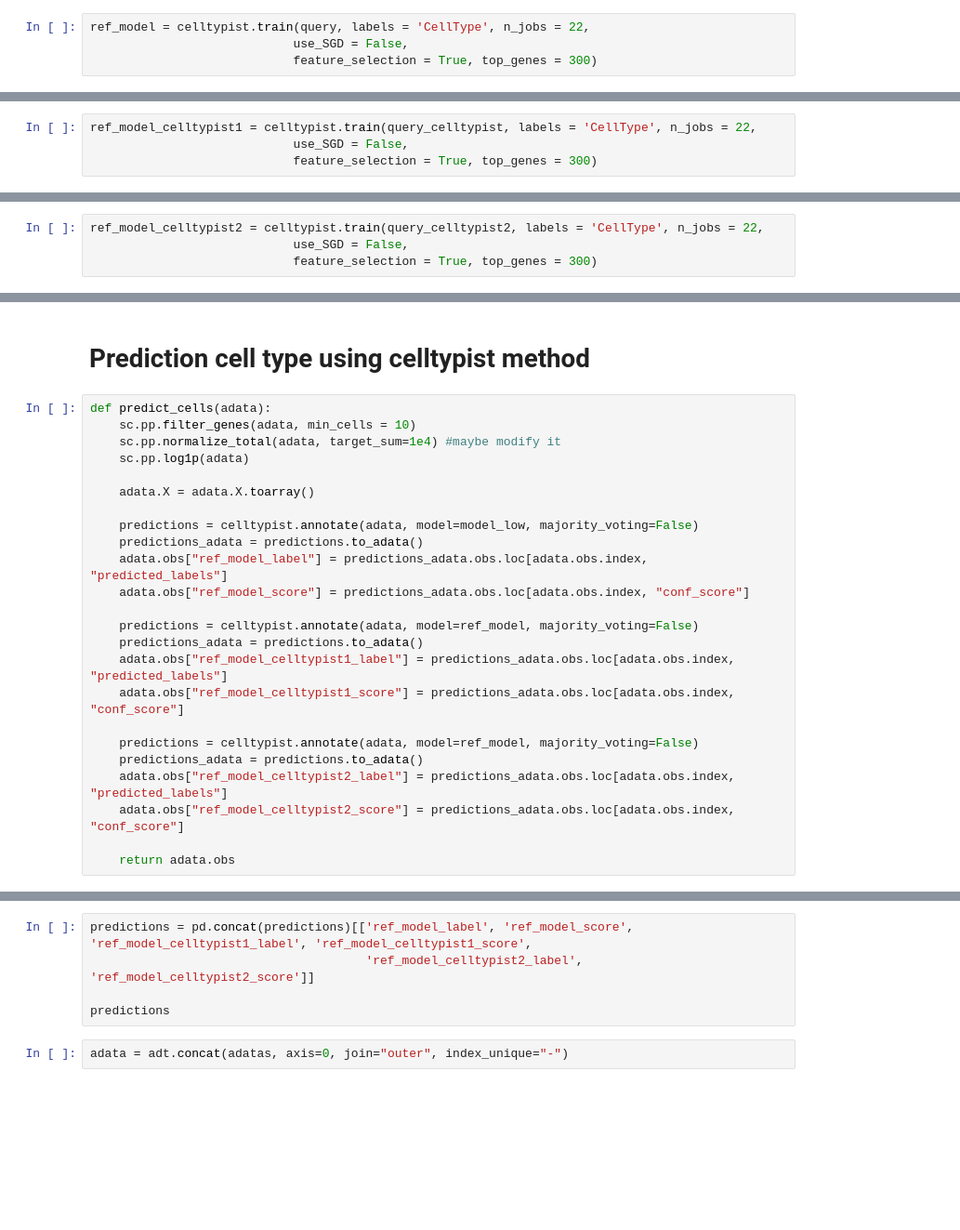
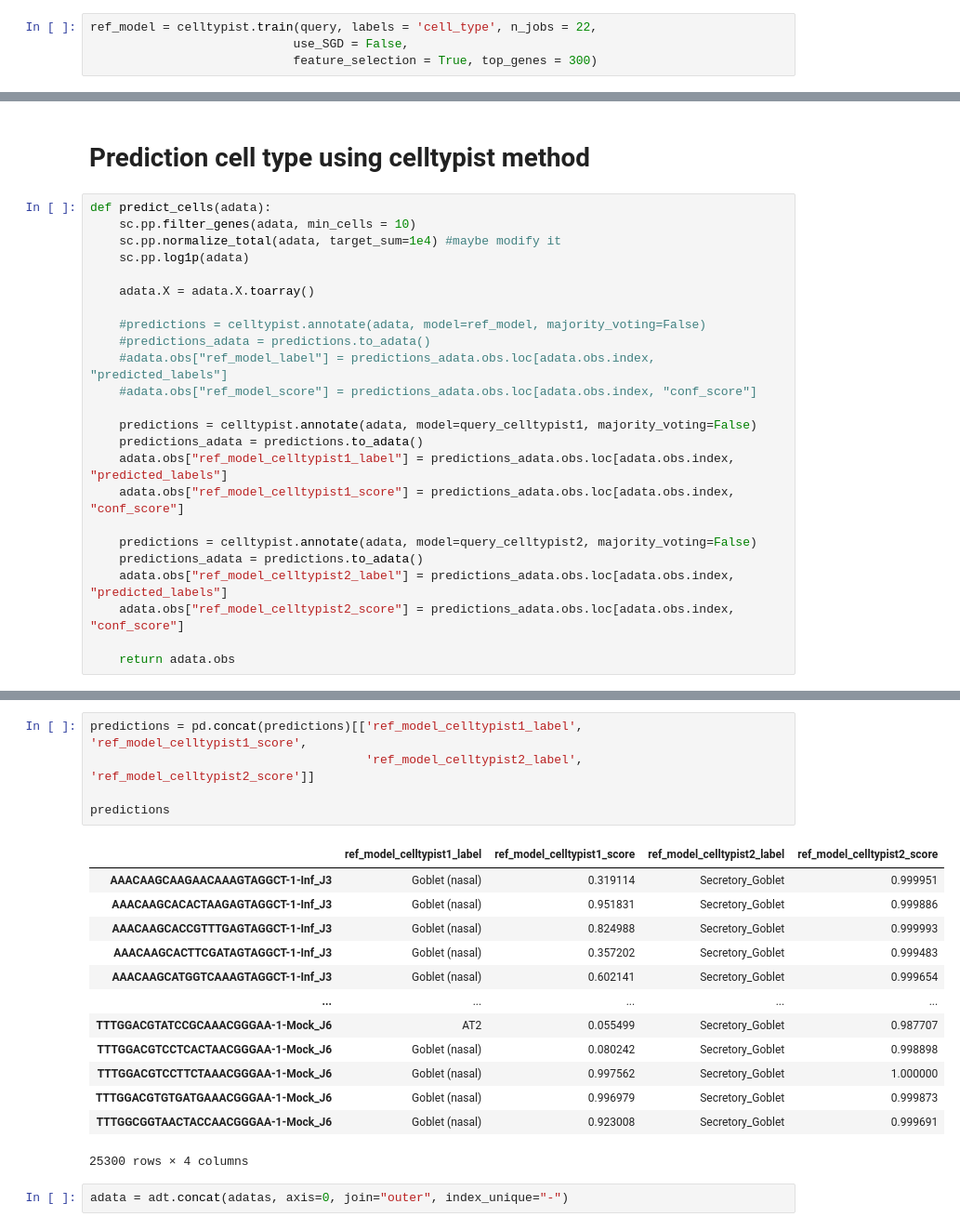
Before and after one commit to Yohan-b976/Transcriptomic-and-proteomic-sc-analysis, a Jupyter notebook: Pipeline folder 0.2/Notebook files/Normalization_MAPPING 0.3.ipynb, the cells around one changed output, grey strips where cells are left out. Shown at 93% size. Saved outputs shown, nothing was run; the diff lists cells and outputs as text; blank space fills up the shorter version.

```diff
--- a/Pipeline folder 0.2/Notebook files/Normalization_MAPPING 0.3.ipynb
+++ b/Pipeline folder 0.2/Notebook files/Normalization_MAPPING 0.3.ipynb
@@ -118,4 +159,4 @@ query = query[~query.obs.CellType.isna()]
 # %%
-ref_model = celltypist.train(query, labels = 'CellType', n_jobs = 22,
+ref_model = celltypist.train(query, labels = 'cell_type', n_jobs = 22,
                             use_SGD = False,
                             feature_selection = True, top_genes = 300)
@@ -128,4 +168,0 @@ ref_model.write(path_model + '/' + 'ref.pkl')
-# %%
-ref_model_celltypist1 = celltypist.train(query_celltypist, labels = 'CellType', n_jobs = 22,
-                            use_SGD = False,
-                            feature_selection = True, top_genes = 300)
@@ -138,4 +168,0 @@ ref_model_celltypist1.write(path_model + '/' + 'ref1_celltypist.pkl')
-# %%
-ref_model_celltypist2 = celltypist.train(query_celltypist2, labels = 'CellType', n_jobs = 22,
-                            use_SGD = False,
-                            feature_selection = True, top_genes = 300)
@@ -159,17 +182,17 @@ def predict_cells(adata):
 
     adata.X = adata.X.toarray()
 
-    predictions = celltypist.annotate(adata, model=model_low, majority_voting=False)
-    predictions_adata = predictions.to_adata()
-    adata.obs["ref_model_label"] = predictions_adata.obs.loc[adata.obs.index, "predicted_labels"]
-    adata.obs["ref_model_score"] = predictions_adata.obs.loc[adata.obs.index, "conf_score"]
+    #predictions = celltypist.annotate(adata, model=ref_model, majority_voting=False)
+    #predictions_adata = predictions.to_adata()
+    #adata.obs["ref_model_label"] = predictions_adata.obs.loc[adata.obs.index, "predicted_labels"]
+    #adata.obs["ref_model_score"] = predictions_adata.obs.loc[adata.obs.index, "conf_score"]
 
-    predictions = celltypist.annotate(adata, model=ref_model, majority_voting=False)
+    predictions = celltypist.annotate(adata, model=query_celltypist1, majority_voting=False)
     predictions_adata = predictions.to_adata()
     adata.obs["ref_model_celltypist1_label"] = predictions_adata.obs.loc[adata.obs.index, "predicted_labels"]
     adata.obs["ref_model_celltypist1_score"] = predictions_adata.obs.loc[adata.obs.index, "conf_score"]
 
-    predictions = celltypist.annotate(adata, model=ref_model, majority_voting=False)
+    predictions = celltypist.annotate(adata, model=query_celltypist2, majority_voting=False)
     predictions_adata = predictions.to_adata()
     adata.obs["ref_model_celltypist2_label"] = predictions_adata.obs.loc[adata.obs.index, "predicted_labels"]
     adata.obs["ref_model_celltypist2_score"] = predictions_adata.obs.loc[adata.obs.index, "conf_score"]
@@ -180,8 +221,22 @@ predictions = [predict_cells(ad.copy()) for ad in adatas]
 # %%
-predictions = pd.concat(predictions)[['ref_model_label', 'ref_model_score', 'ref_model_celltypist1_label', 'ref_model_celltypist1_score',
+predictions = pd.concat(predictions)[['ref_model_celltypist1_label', 'ref_model_celltypist1_score',
                                       'ref_model_celltypist2_label', 'ref_model_celltypist2_score']]
 
 predictions
+# %% [output]
+|  | ref_model_celltypist1_label | ref_model_celltypist1_score | ref_model_celltypist2_label | ref_model_celltypist2_score |
+| AAACAAGCAAGAACAAAGTAGGCT-1-Inf_J3 | Goblet (nasal) | 0.319114 | Secretory_Goblet | 0.999951 |
+| AAACAAGCACACTAAGAGTAGGCT-1-Inf_J3 | Goblet (nasal) | 0.951831 | Secretory_Goblet | 0.999886 |
+| AAACAAGCACCGTTTGAGTAGGCT-1-Inf_J3 | Goblet (nasal) | 0.824988 | Secretory_Goblet | 0.999993 |
+| AAACAAGCACTTCGATAGTAGGCT-1-Inf_J3 | Goblet (nasal) | 0.357202 | Secretory_Goblet | 0.999483 |
+| AAACAAGCATGGTCAAAGTAGGCT-1-Inf_J3 | Goblet (nasal) | 0.602141 | Secretory_Goblet | 0.999654 |
+| ... | ... | ... | ... | ... |
+| TTTGGACGTATCCGCAAACGGGAA-1-Mock_J6 | AT2 | 0.055499 | Secretory_Goblet | 0.987707 |
+| TTTGGACGTCCTCACTAACGGGAA-1-Mock_J6 | Goblet (nasal) | 0.080242 | Secretory_Goblet | 0.998898 |
+| TTTGGACGTCCTTCTAAACGGGAA-1-Mock_J6 | Goblet (nasal) | 0.997562 | Secretory_Goblet | 1.000000 |
+| TTTGGACGTGTGATGAAACGGGAA-1-Mock_J6 | Goblet (nasal) | 0.996979 | Secretory_Goblet | 0.999873 |
+| TTTGGCGGTAACTACCAACGGGAA-1-Mock_J6 | Goblet (nasal) | 0.923008 | Secretory_Goblet | 0.999691 |
+25300 rows × 4 columns
 # %%
 adata = adt.concat(adatas, axis=0, join="outer", index_unique="-")
 # %%
```
Also changed, not shown: parts of 20 cells of this notebook.
